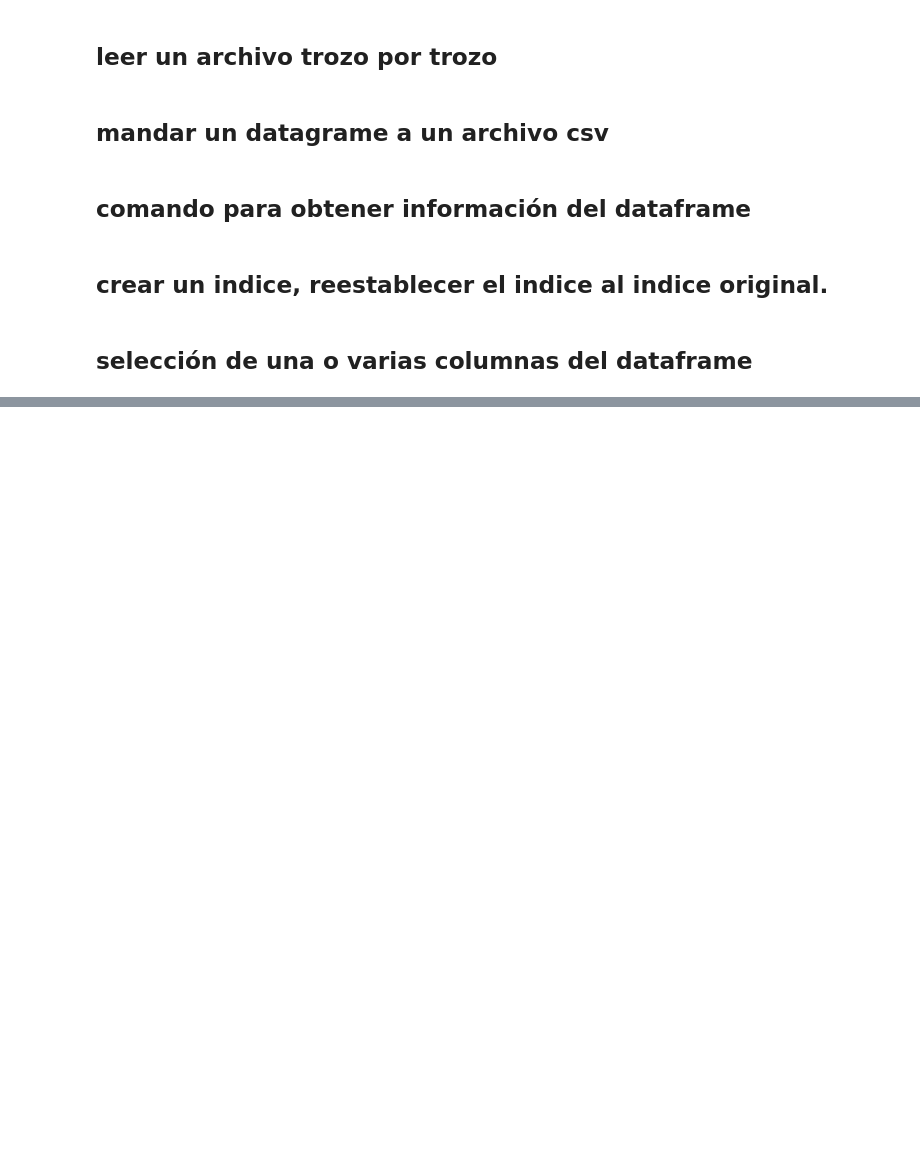
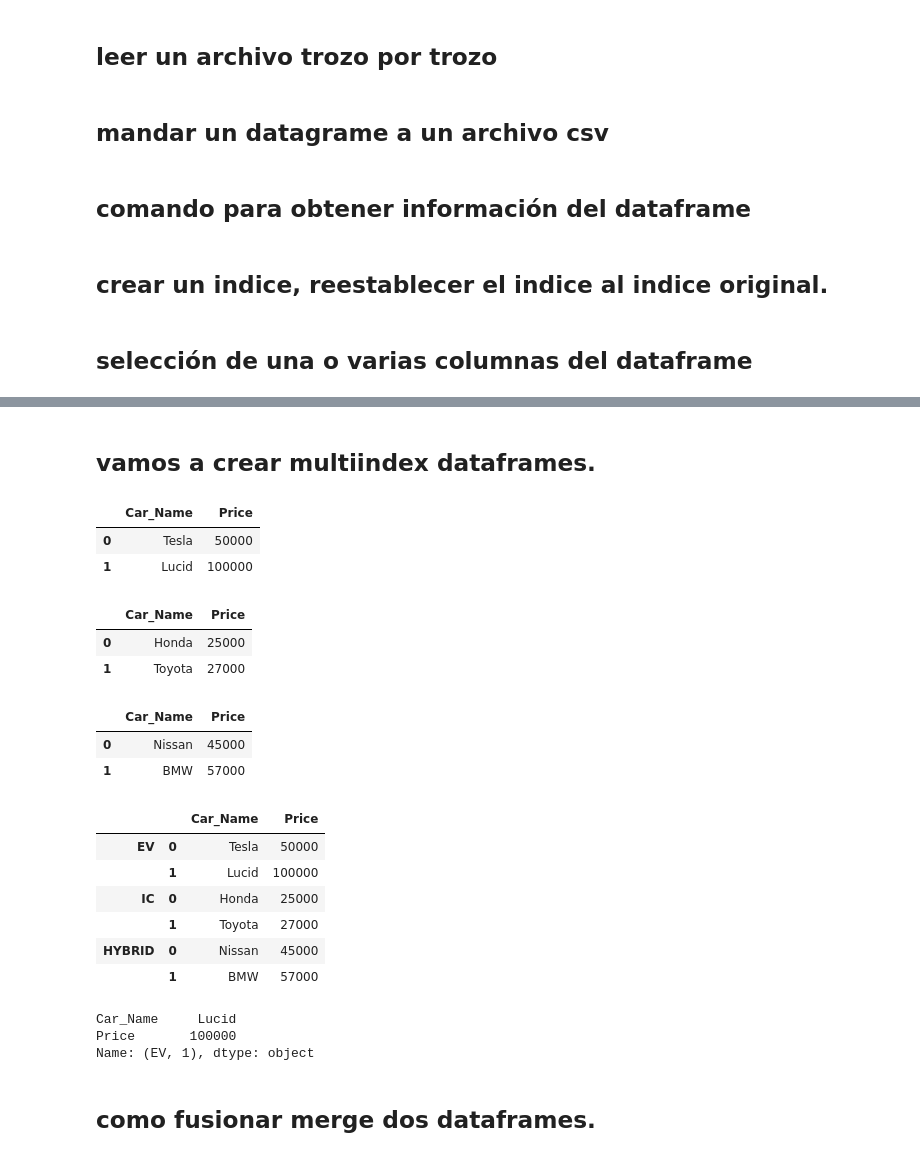
Before and after one commit to pacomm5/Plantillas, a Jupyter notebook: PANDAS.ipynb, the cells around one changed output, grey strips where cells are left out. Cells and saved outputs as stored; diff of their text form; code cells hidden in the pictures; blank space fills up the shorter version.

```diff
--- a/PANDAS.ipynb
+++ b/PANDAS.ipynb
@@ -463,0 +934,48 @@ housing_df = pd.read_csv("el archivo que sea", index_col = "Ciudad")
+# %% [markdown]
+## vamos a crear multiindex dataframes.
+# %%
+#Create a multi index and concatenate 2 dataframes:
+import pandas as pd
+ev_cars = pd.DataFrame([['Tesla', 50000], ['Lucid', 100000]],
+                   columns=['Car_Name', 'Price'])
+ev_cars
+# %% [output]
+|  | Car_Name | Price |
+| 0 | Tesla | 50000 |
+| 1 | Lucid | 100000 |
+# %%
+ic_cars = pd.DataFrame([['Honda', 25000], ['Toyota', 27000]],
+                   columns=['Car_Name', 'Price'])
+ic_cars
+# %% [output]
+|  | Car_Name | Price |
+| 0 | Honda | 25000 |
+| 1 | Toyota | 27000 |
+# %%
+hybrid_cars = pd.DataFrame([['Nissan', 45000], ['BMW', 57000]],
+                   columns=['Car_Name', 'Price'])
+hybrid_cars
+# %% [output]
+|  | Car_Name | Price |
+| 0 | Nissan | 45000 |
+| 1 | BMW | 57000 |
+# %%
+all_cars = pd.concat([ev_cars, ic_cars,hybrid_cars], keys = ['EV','IC','HYBRID'])
+all_cars
+# %% [output]
+|  |  | Car_Name | Price |
+| EV | 0 | Tesla | 50000 |
+|  | 1 | Lucid | 100000 |
+| IC | 0 | Honda | 25000 |
+|  | 1 | Toyota | 27000 |
+| HYBRID | 0 | Nissan | 45000 |
+|  | 1 | BMW | 57000 |
+# %%
+# para acceder al elemento usar loc
+all_cars.loc[("EV",1)]
+# %% [output]
+Car_Name     Lucid
+Price       100000
+Name: (EV, 1), dtype: object
+# %% [markdown]
+## como fusionar merge dos dataframes.
```
Also changed, not shown: parts of 95 cells of this notebook.
